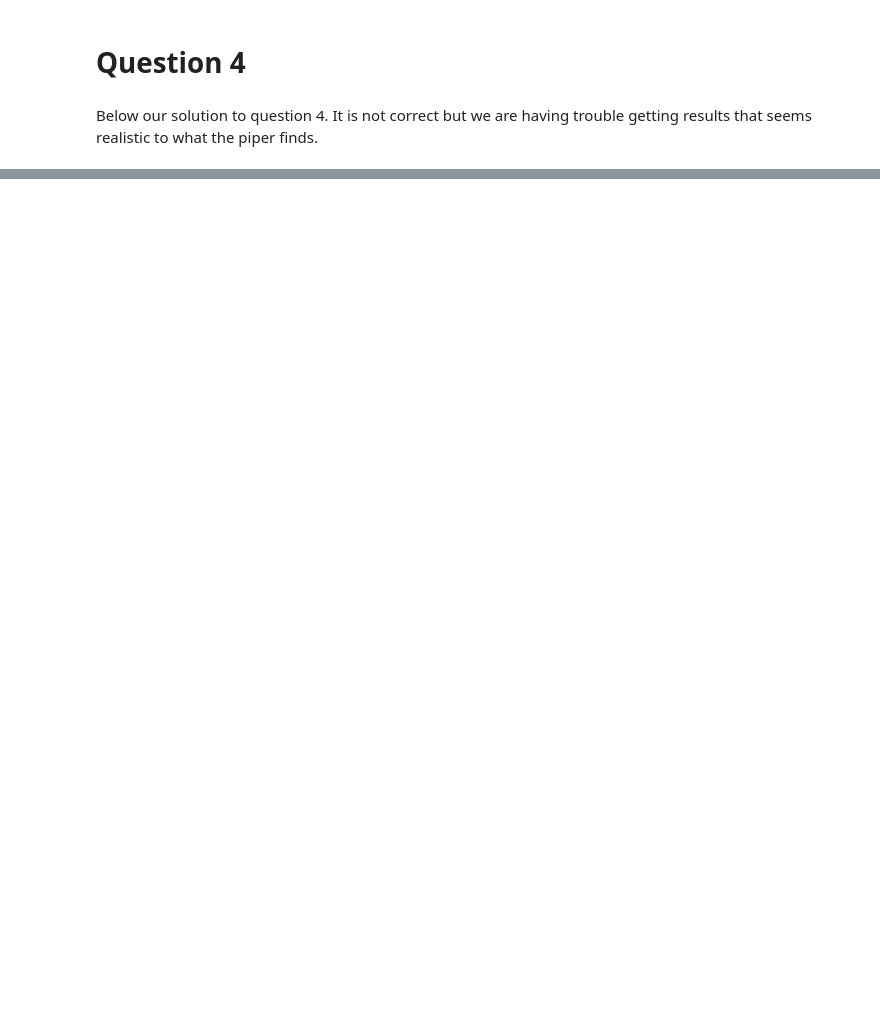
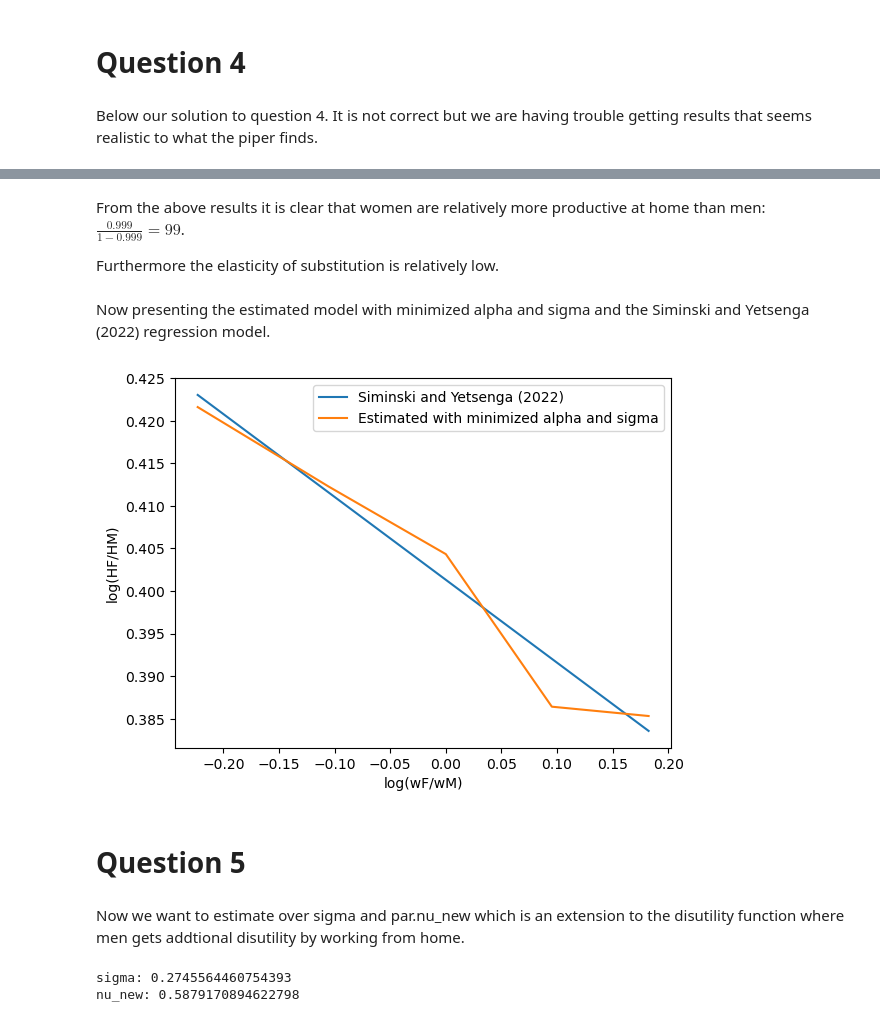
Before and after one commit to NumEconCopenhagen/projects-2023-rvcode, a Jupyter notebook: inauguralproject/inauguralproject.ipynb, the cells around one changed output, grey strips where cells are left out. Cells and saved outputs as stored; diff of their text form; code cells hidden in the pictures; blank space fills up the shorter version.

```diff
--- a/inauguralproject/inauguralproject.ipynb
+++ b/inauguralproject/inauguralproject.ipynb
@@ -194,0 +180,63 @@ sigma: 0.08788807415264957
+# %% [markdown]
+From the above results it is clear that women are relatively more productive at home than men: $\frac{0.999}{1-0.999}=99$.
+
+Furthermore the elasticity of substitution is relatively low.
+# %% [markdown]
+Now presenting the estimated model with minimized alpha and sigma and the Siminski and Yetsenga (2022) regression model.
+# %%
+# Creating a vector of x-values
+x_values = np.log(hsm.par.wF_vec/hsm.par.wM)
+
+# Using estimated parameters to calculate the corresponding y-values for the regression line
+y_values = sol.beta0 + sol.beta1 * x_values
+
+# Add The regression line
+plt.plot(x_values, y_values, label='Siminski and Yetsenga (2022)')
+
+#plot results in a plot
+plt.plot(logwFwM_ratio, logHFHM_ratio_continous, label='Estimated with minimized alpha and sigma')
+
+plt.legend(loc='upper right')
+
+# Adding labels
+plt.xlabel('log(wF/wM)')
+plt.ylabel('log(HF/HM)')
+
+plt.show()
+# %% [output]
+[figure, added]
+# %% [markdown]
+# Question 5
+# %% [markdown]
+Now we want to estimate over sigma and par.nu_new which is an extension to the disutility  function where men gets addtional disutility by working from home.
+# %%
+hsm = model.HouseholdSpecializationModelClass()
+
+par = hsm.par
+sol = hsm.sol
+
+def objective (x,*args):
+    hsm = args[0]
+
+    sigma, nu_new = x
+    #print(x)
+    #set par
+    hsm.par.sigma = sigma
+    hsm.par.nu_new = nu_new
+
+    hsm.solve_wF_vec()
+    hsm.run_regression()
+
+    return (par.beta0_target - sol.beta0)**2 + (par.beta1_target - sol.beta1)**2
+
+# Define the bounds for sigma, and nu_new
+bounds = ((0.01,0.99), (0.01,0.99))
+
+result = minimize(objective, [0.5,0.5], args = (hsm,), bounds=bounds, method='nelder-mead')
+
+sigma, nu_new = result.x
+print ("sigma:", sigma)
+print ("nu_new:", nu_new)
+# %% [output]
+sigma: 0.2745564460754393
+nu_new: 0.5879170894622798
```
Also changed, not shown: parts of 7 cells of this notebook.
